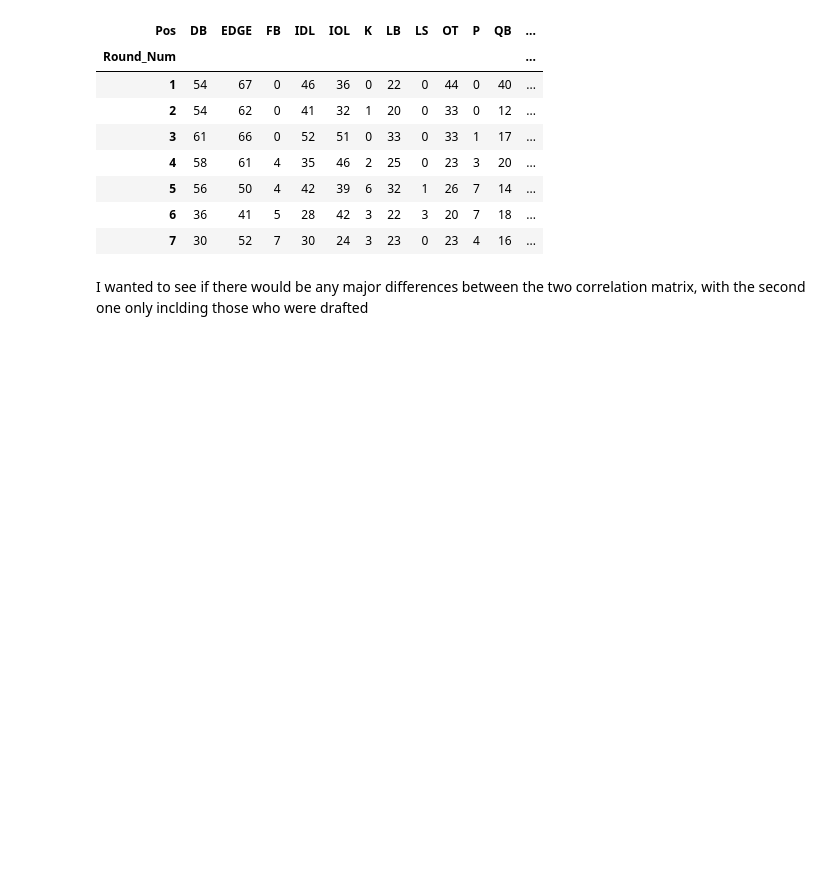
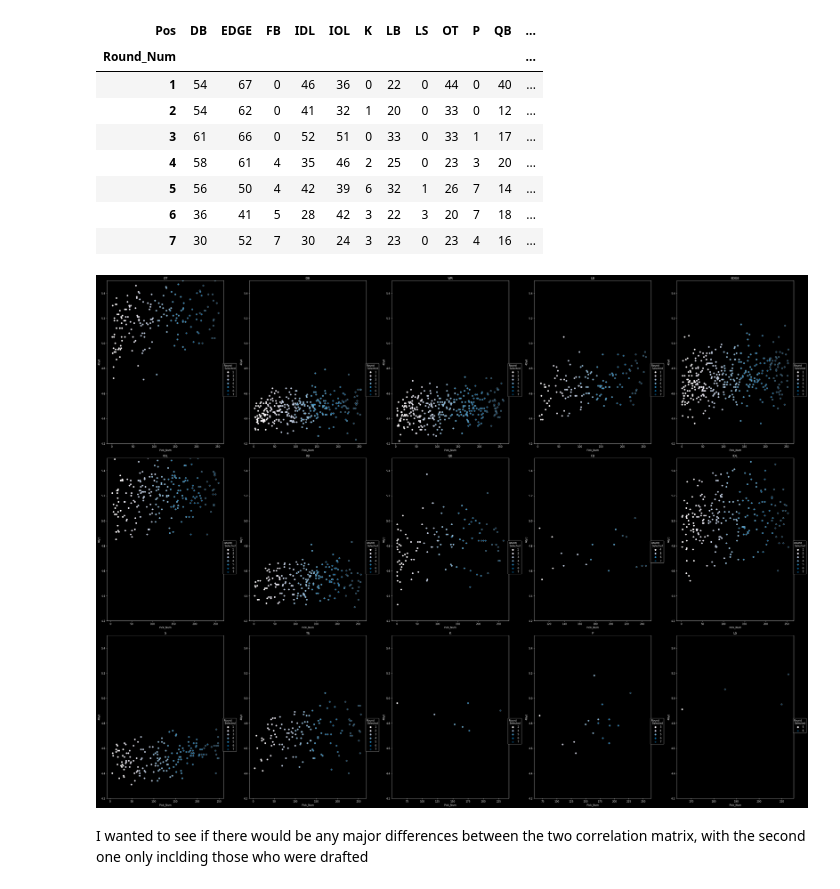
Before and after one commit to Domgraz/NFL_Combine_Draft_EDA, a Jupyter notebook: NFL_Draft.ipynb, the cells around one changed output. Drawn from its saved outputs; the diff is of its cells as text; code cells hidden in the pictures; blank space fills up the shorter version.

```diff
--- a/NFL_Draft.ipynb
+++ b/NFL_Draft.ipynb
@@ -330,6 +348,27 @@ contingency_tbl
 | 5 | 56 | 50 | 4 | 42 | 39 | 6 | 32 | 1 | 26 | 7 | 14 | ... |
 | 6 | 36 | 41 | 5 | 28 | 42 | 3 | 22 | 3 | 20 | 7 | 18 | ... |
 | 7 | 30 | 52 | 7 | 30 | 24 | 3 | 23 | 0 | 23 | 4 | 16 | ... |
+# %%
+plt.figure(figsize = (40,30))
+pos_num = drafted_df.Pos.unique()
+for i, pos in enumerate (pos_num):
+    BM = drafted_df.Pos == pos
+    X = drafted_df[BM]['Pick_Num']
+    Y = drafted_df[BM]['40yd']
+    Z = drafted_df[BM]['Round_Num']
+    plt.subplot(3,5,i+1)
+    ax = sns.scatterplot(data = drafted_df,x = X,y = Y, hue = Z, palette = 'PuBu')
+    plt.title(pos)
+    plt.ylim([4.2,5.5])
+
+    plt.legend(loc = 'upper center',bbox_to_anchor = (1.05,.5), title = 'Round \n Selected')
+
+
+
+plt.tight_layout(w_pad= 2)
+plt.show()
+# %% [output]
+[figure, added]
 # %% [markdown]
 I wanted to see if there would be any major differences between the two correlation matrix, with the second one only inclding those who were drafted
 # %%
```
Also changed, not shown: parts of 5 cells of this notebook.
